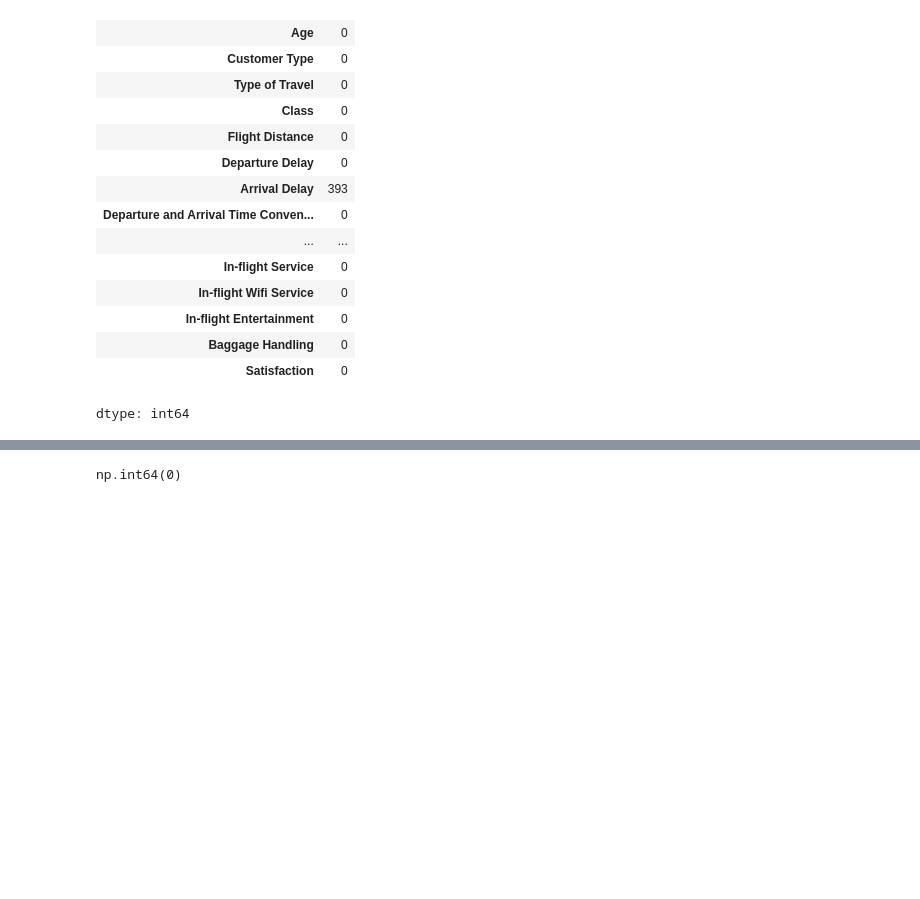
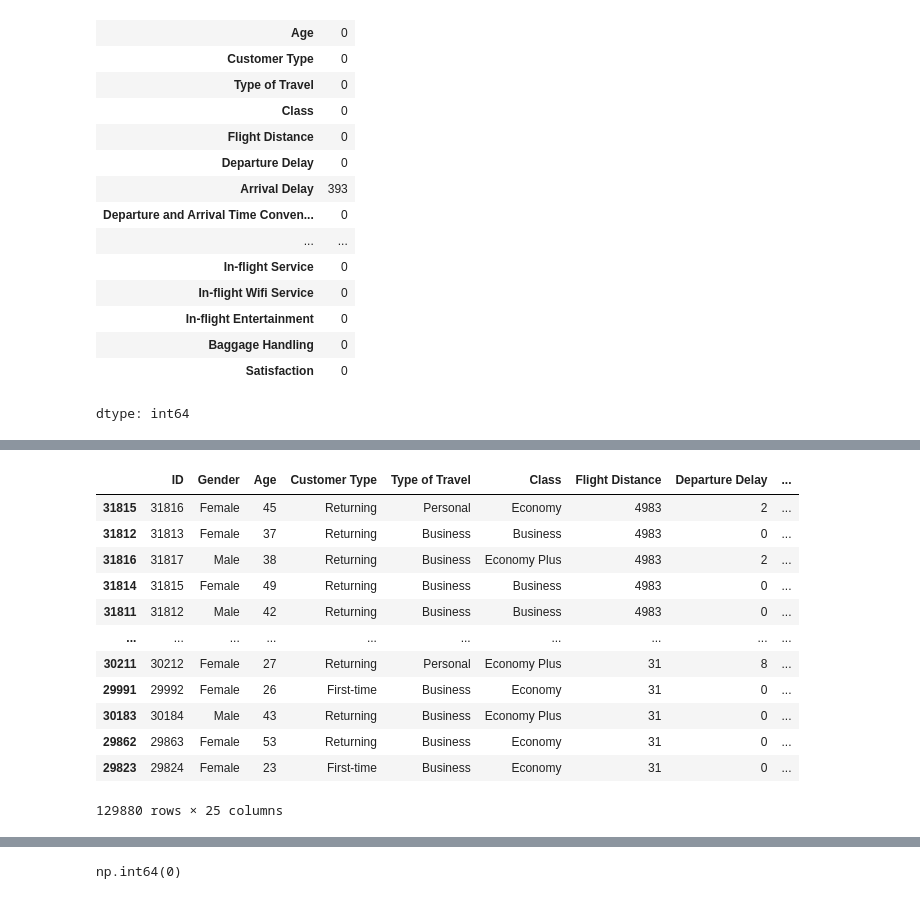
Before and after one commit to Yaswitha1610/EDA-PROJECT-L41-L42, a Jupyter notebook: EDA_Airline.ipynb, the cells around one changed output, grey strips where cells are left out. Cells and saved outputs as stored; diff of their text form; code cells hidden in the pictures; blank space fills up the shorter version.

```diff
--- a/EDA_Airline.ipynb
+++ b/EDA_Airline.ipynb
@@ -78,0 +268,16 @@ dtype: int64
+# %%
+df.sort_values(by="Flight Distance", ascending=False)
+# %% [output]
+|  | ID | Gender | Age | Customer Type | Type of Travel | Class | Flight Distance | Departure Delay | ... |
+| 31815 | 31816 | Female | 45 | Returning | Personal | Economy | 4983 | 2 | ... |
+| 31812 | 31813 | Female | 37 | Returning | Business | Business | 4983 | 0 | ... |
+| 31816 | 31817 | Male | 38 | Returning | Business | Economy Plus | 4983 | 2 | ... |
+| 31814 | 31815 | Female | 49 | Returning | Business | Business | 4983 | 0 | ... |
+| 31811 | 31812 | Male | 42 | Returning | Business | Business | 4983 | 0 | ... |
+| ... | ... | ... | ... | ... | ... | ... | ... | ... | ... |
+| 30211 | 30212 | Female | 27 | Returning | Personal | Economy Plus | 31 | 8 | ... |
+| 29991 | 29992 | Female | 26 | First-time | Business | Economy | 31 | 0 | ... |
+| 30183 | 30184 | Male | 43 | Returning | Business | Economy Plus | 31 | 0 | ... |
+| 29862 | 29863 | Female | 53 | Returning | Business | Economy | 31 | 0 | ... |
+| 29823 | 29824 | Female | 23 | First-time | Business | Economy | 31 | 0 | ... |
+129880 rows × 25 columns
```
Also changed, not shown: parts of 32 cells of this notebook.
